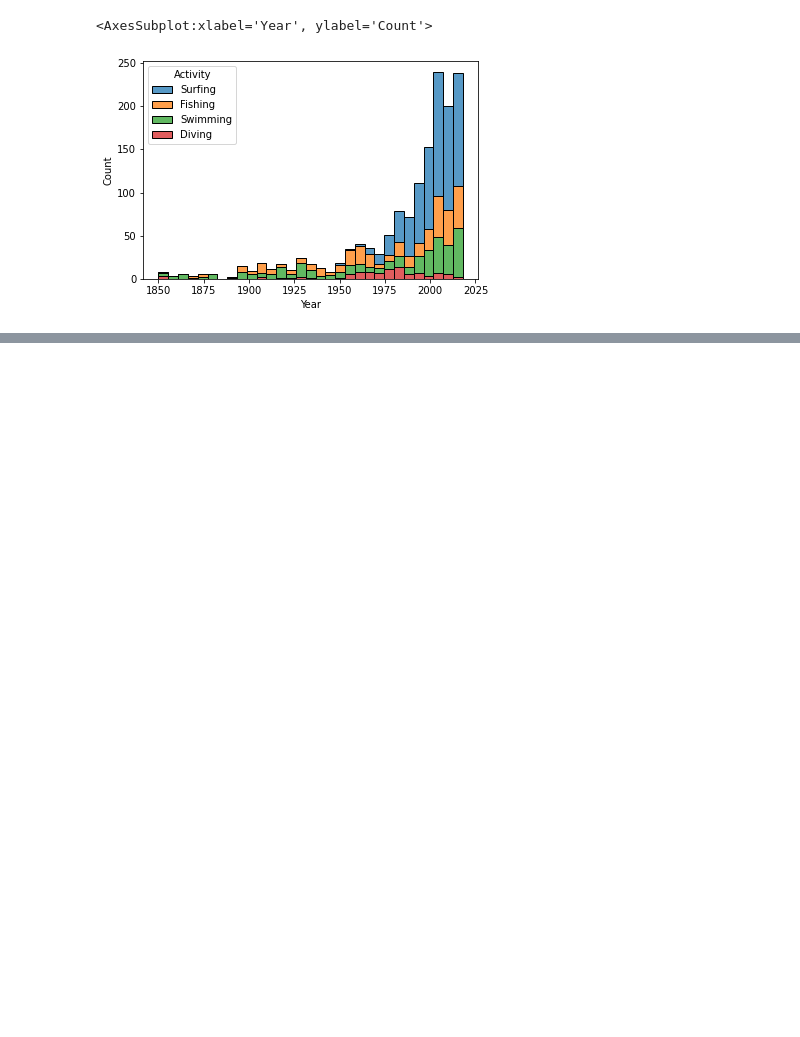
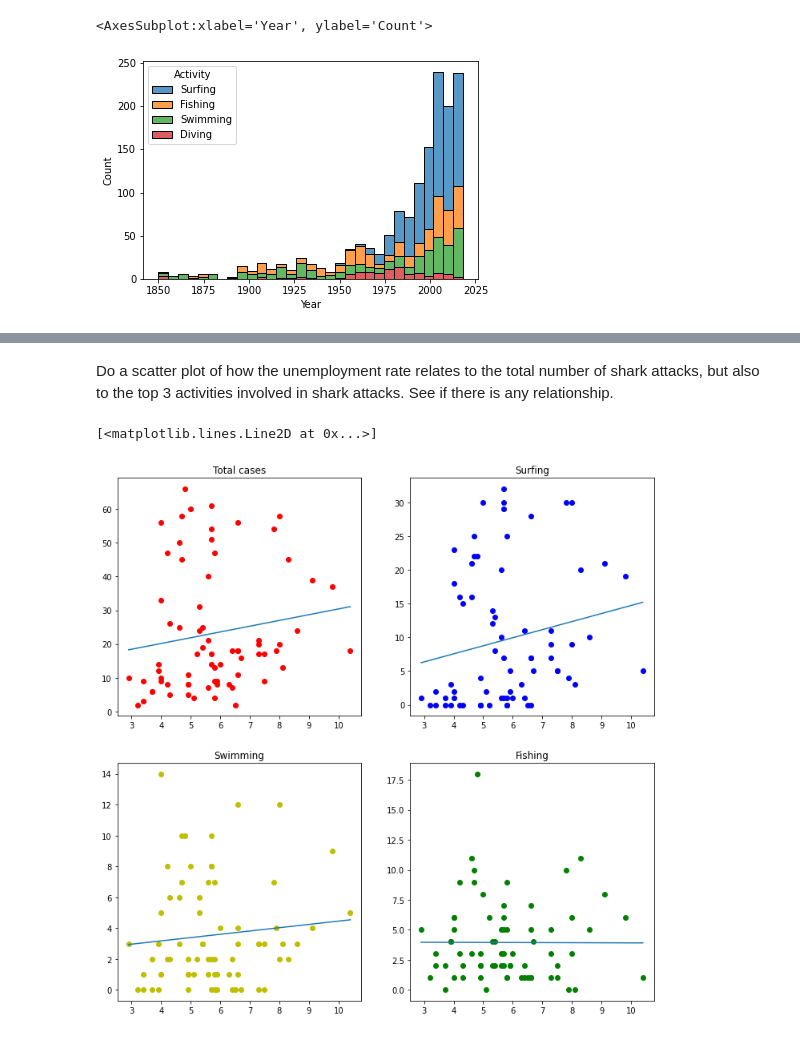
Before and after one commit to berserkus/shark_atacks_project, a Jupyter notebook: Main.ipynb, the cells around one changed output, grey strips where cells are left out. Cells and saved outputs as stored; diff of their text form; code cells hidden in the pictures; blank space fills up the shorter version.

```diff
--- a/Main.ipynb
+++ b/Main.ipynb
@@ -252,0 +227,20 @@ In either way it is clear that higher unemployment leads to more shark attacks -
+# %% [markdown]
+Do a scatter plot of how the unemployment rate relates to the total number of shark attacks, but also to the top 3 activities involved in shark attacks. See if there is any relationship.
+# %%
+fig, axs = plt.subplots(2, 2, figsize=(12,12))
+
+axs[0, 0].plot(unrate['UNRATE'], unrate['Cases'], 'ro')
+axs[0, 0].set_title('Total cases')
+axs[0, 0].plot(np.unique(unrate['UNRATE']), np.poly1d(np.polyfit(unrate['UNRATE'], unrate['Cases'], 1))(np.unique(unrate['UNRATE'])))
+axs[0, 1].plot(unrate['UNRATE'], unrate['Surfing'], 'bo')
+axs[0, 1].set_title('Surfing')
+axs[0, 1].plot(np.unique(unrate['UNRATE']), np.poly1d(np.polyfit(unrate['UNRATE'], unrate['Surfing'], 1))(np.unique(unrate['UNRATE'])))
+axs[1, 0].plot(unrate['UNRATE'], unrate['Swimming'], 'yo')
+axs[1, 0].set_title('Swimming')
+axs[1, 0].plot(np.unique(unrate['UNRATE']), np.poly1d(np.polyfit(unrate['UNRATE'], unrate['Swimming'], 1))(np.unique(unrate['UNRATE'])))
+axs[1, 1].plot(unrate['UNRATE'], unrate['Fishing'], 'go')
+axs[1, 1].set_title('Fishing')
+axs[1, 1].plot(np.unique(unrate['UNRATE']), np.poly1d(np.polyfit(unrate['UNRATE'], unrate['Fishing'], 1))(np.unique(unrate['UNRATE'])))
+# %% [output]
+[<matplotlib.lines.Line2D at 0x...>]
+[figure, added]
```
Also changed, not shown: parts of 50 cells of this notebook.
